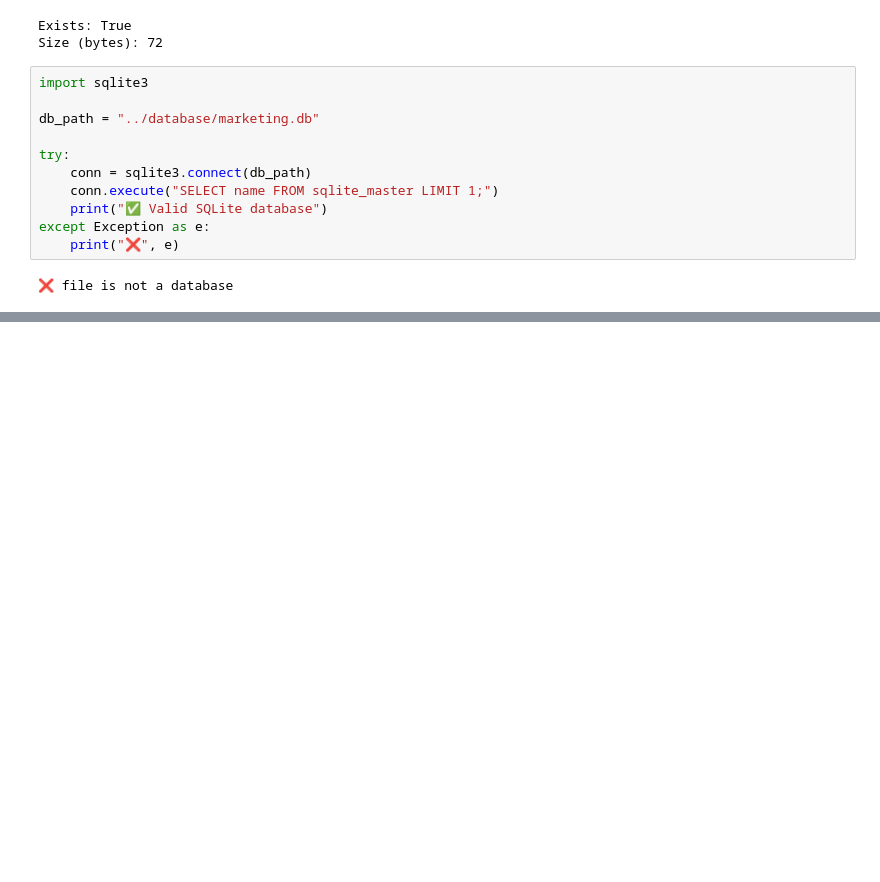
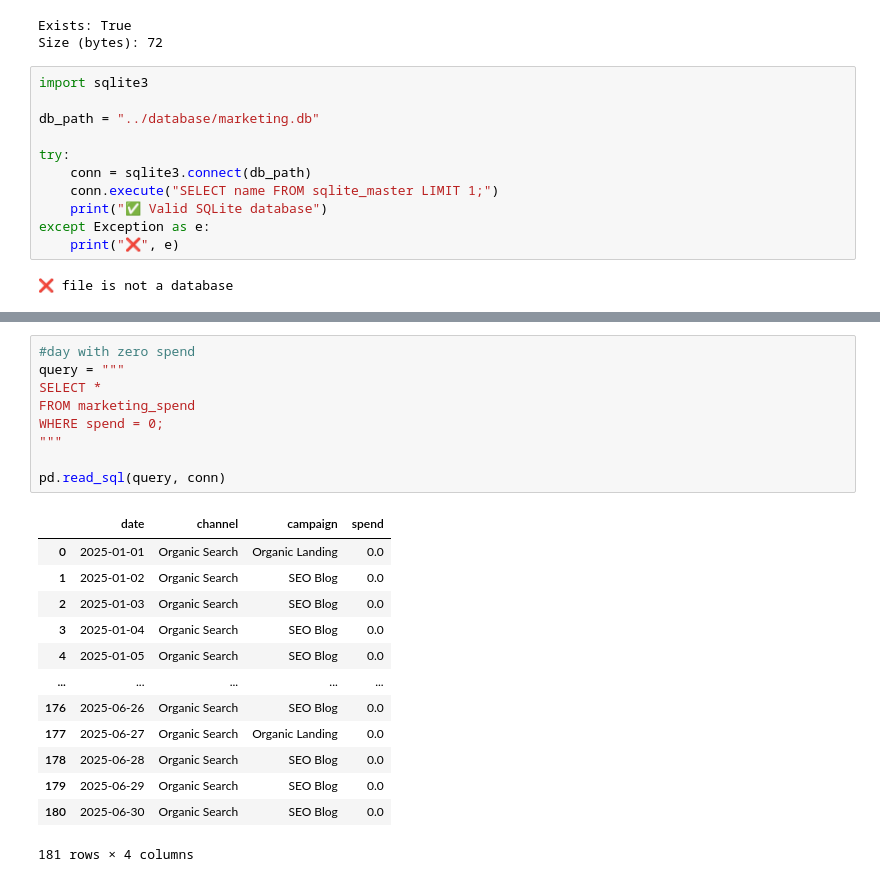
Before and after one commit to MarySabestine/Multi-Touch-Marketing-Attribution-ROI-Dashboard, a Jupyter notebook: notebook/SQL_Analysis.ipynb, the cells around one changed output, grey strips where cells are left out. Saved outputs shown, nothing was run; the diff lists cells and outputs as text; blank space fills up the shorter version.

```diff
--- a/notebook/SQL_Analysis.ipynb
+++ b/notebook/SQL_Analysis.ipynb
@@ -144,0 +348,23 @@ except Exception as e:
+# %%
+#day with zero spend
+query = """
+SELECT *
+FROM marketing_spend
+WHERE spend = 0;
+"""
+
+pd.read_sql(query, conn)
+# %% [output]
+|  | date | channel | campaign | spend |
+| 0 | 2025-01-01 | Organic Search | Organic Landing | 0.0 |
+| 1 | 2025-01-02 | Organic Search | SEO Blog | 0.0 |
+| 2 | 2025-01-03 | Organic Search | SEO Blog | 0.0 |
+| 3 | 2025-01-04 | Organic Search | SEO Blog | 0.0 |
+| 4 | 2025-01-05 | Organic Search | SEO Blog | 0.0 |
+| ... | ... | ... | ... | ... |
+| 176 | 2025-06-26 | Organic Search | SEO Blog | 0.0 |
+| 177 | 2025-06-27 | Organic Search | Organic Landing | 0.0 |
+| 178 | 2025-06-28 | Organic Search | SEO Blog | 0.0 |
+| 179 | 2025-06-29 | Organic Search | SEO Blog | 0.0 |
+| 180 | 2025-06-30 | Organic Search | SEO Blog | 0.0 |
+181 rows × 4 columns
```
Also changed, not shown: parts of 23 cells of this notebook, 1 other file.
